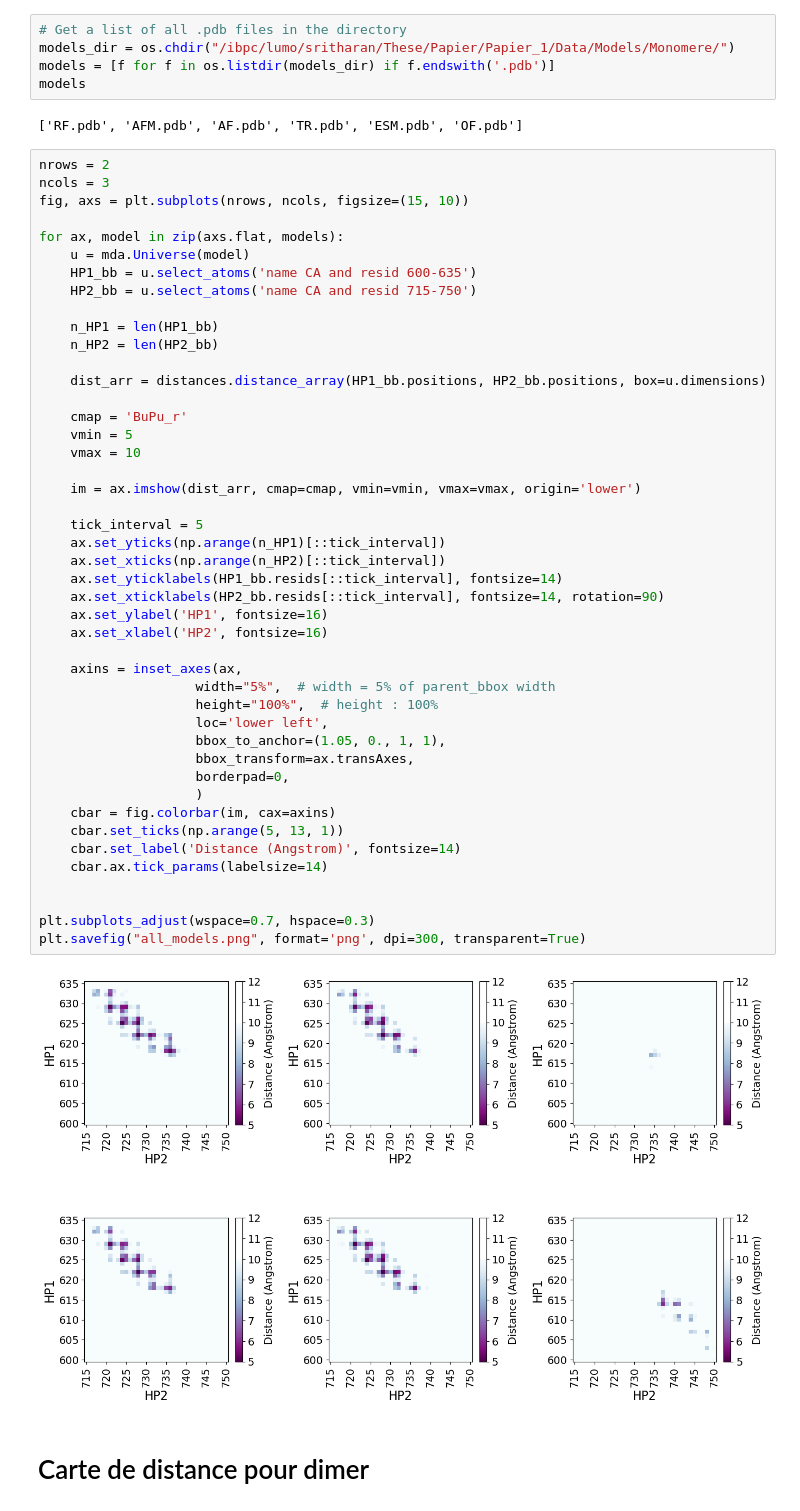
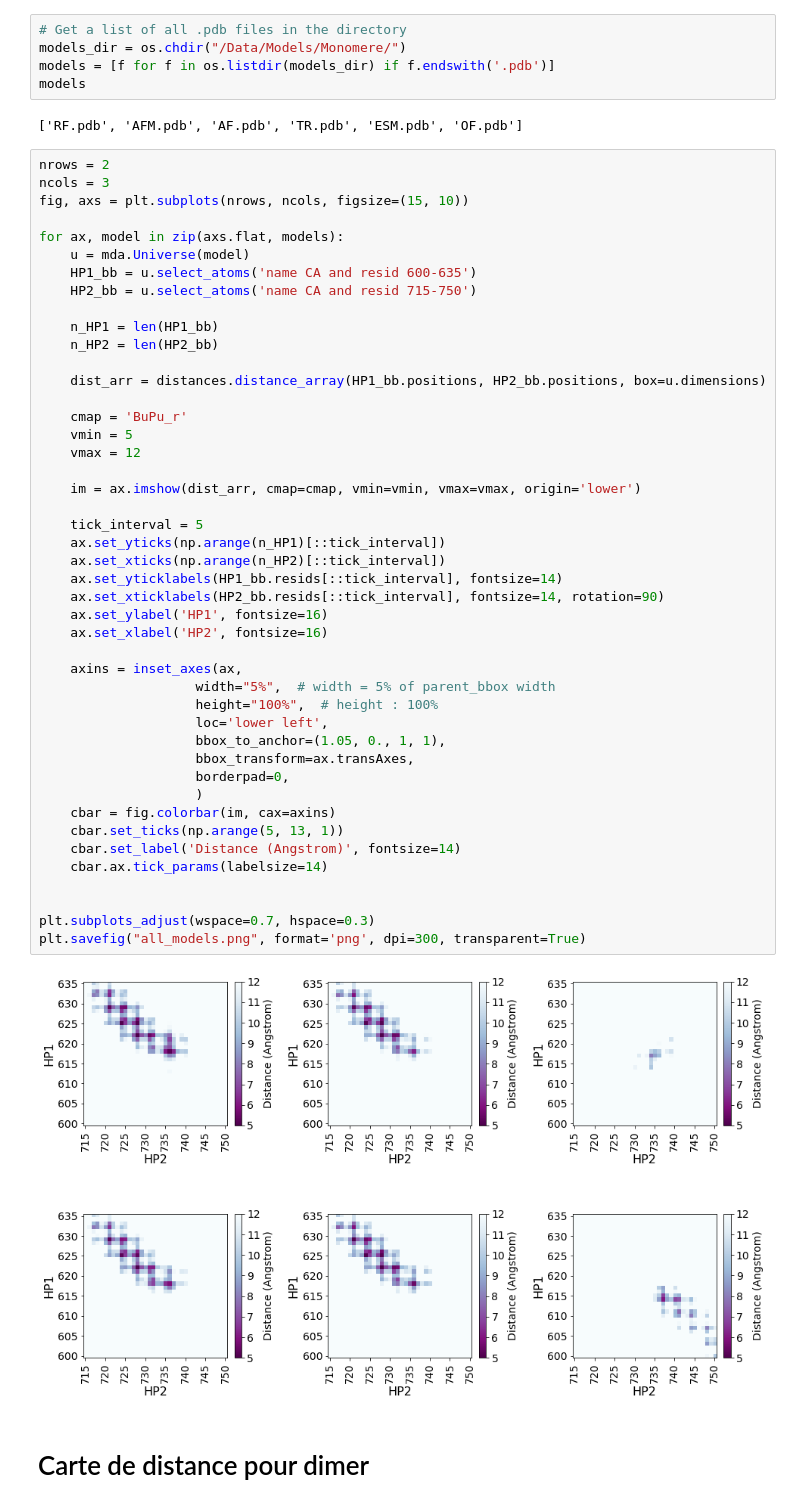
Before and after one commit to Jouffluu/Molecular-modelling-MCTP, a Jupyter notebook: Notebook/contact-map-pdb.ipynb, the cells around one changed output. Drawn from its saved outputs; the diff is of its cells as text.

```diff
--- a/Notebook/contact-map-pdb.ipynb
+++ b/Notebook/contact-map-pdb.ipynb
@@ -10,7 +10,7 @@ import seaborn as sns
 from mpl_toolkits.axes_grid1.inset_locator import inset_axes
 # %%
 # Get a list of all .pdb files in the directory
-models_dir = os.chdir("/ibpc/lumo/sritharan/These/Papier/Papier_1/Data/Models/Monomere/")
+models_dir = os.chdir("/Data/Models/Monomere/")
 models = [f for f in os.listdir(models_dir) if f.endswith('.pdb')]
 models
 # %% [output]
@@ -32,36 +32,36 @@ for ax, model in zip(axs.flat, models):
 
     cmap = 'BuPu_r'
     vmin = 5
-    vmax = 10
+    vmax = 12
 
     im = ax.imshow(dist_arr, cmap=cmap, vmin=vmin, vmax=vmax, origin='lower')
 
     tick_interval = 5
     ax.set_yticks(np.arange(n_HP1)[::tick_interval])
     ax.set_xticks(np.arange(n_HP2)[::tick_interval])
     ax.set_yticklabels(HP1_bb.resids[::tick_interval], fontsize=14)
     ax.set_xticklabels(HP2_bb.resids[::tick_interval], fontsize=14, rotation=90)
     ax.set_ylabel('HP1', fontsize=16)
     ax.set_xlabel('HP2', fontsize=16)
 
     axins = inset_axes(ax,
                     width="5%",  # width = 5% of parent_bbox width
                     height="100%",  # height : 100%
                     loc='lower left',
                     bbox_to_anchor=(1.05, 0., 1, 1),
                     bbox_transform=ax.transAxes,
                     borderpad=0,
                     )
     cbar = fig.colorbar(im, cax=axins)
     cbar.set_ticks(np.arange(5, 13, 1))
     cbar.set_label('Distance (Angstrom)', fontsize=14)
     cbar.ax.tick_params(labelsize=14)
 
 
 plt.subplots_adjust(wspace=0.7, hspace=0.3)
 plt.savefig("all_models.png", format='png', dpi=300, transparent=True)
 # %% [output]
-[figure, old version]
+[figure, new version]
 # %% [markdown]
 # Carte de distance pour dimer
 # %%
```
Also changed, not shown: parts of 1 cell of this notebook.
